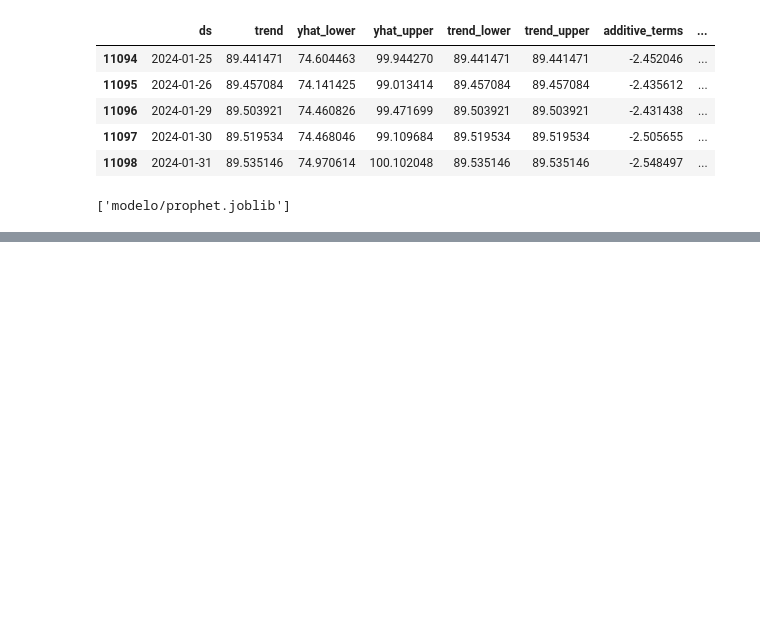
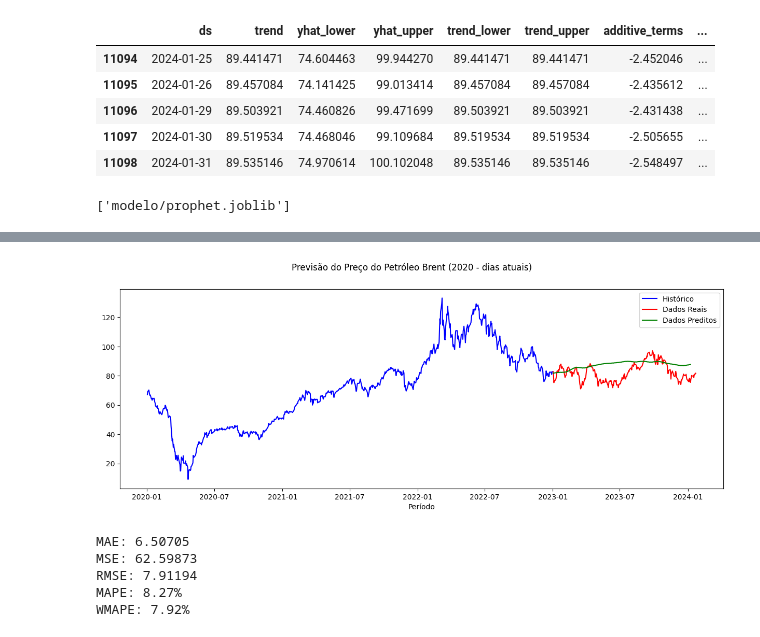
Before and after one commit to afonsosr2/tech-challenge-g51-fase04, a Jupyter notebook: modelos.ipynb, the cells around one changed output, grey strips where cells are left out. Drawn from its saved outputs; the diff is of its cells as text; code cells hidden in the pictures; blank space fills up the shorter version.

```diff
--- a/modelos.ipynb
+++ b/modelos.ipynb
@@ -392,0 +434,33 @@ joblib.dump(m, 'modelo/prophet.joblib')
+# %%
+fig, ax = plt.subplots(figsize = (15,5))
+fig.suptitle('Previsão do Preço do Petróleo Brent (2020 - dias atuais)')
+
+treino_prophet_2020m = df_train.loc[df_train['ds'] >= '2020-01-01']
+validacao = forecast.iloc[-h_prophet:]
+
+dados_treino, = plt.plot(treino_prophet_2020m['ds'], treino_prophet_2020m['y'],"b", label = "Histórico")
+dados_teste, = plt.plot(df_test['ds'], df_test['y'], "r", label = "Dados Reais")
+dados_pred, = plt.plot(validacao['ds'], validacao['yhat'], "g", label = "Dados Preditos")
+plt.legend(handles=[dados_treino, dados_teste, dados_pred])
+plt.xlabel('Período')
+plt.show()
+# %% [output]
+[figure, added]
+# %%
+# Performance da técnica
+mae_prophet = mean_absolute_error(df_test['y'], validacao['yhat'])
+mse_prophet = mean_squared_error(df_test['y'], validacao['yhat'])
+rmse_prophet = math.sqrt(mse_prophet)
+mape_prophet = mean_absolute_percentage_error(df_test['y'], validacao['yhat'])
+wmape_prophet = wmape(df_test['y'], validacao['yhat'])
+print(f"MAE: {mae_prophet:.5f}")
+print(f"MSE: {mse_prophet:.5f}")
+print(f"RMSE: {rmse_prophet:.5f}")
+print(f"MAPE: {mape_prophet:.2%}")
+print(f"WMAPE: {wmape_prophet:.2%}")
+# %% [output]
+MAE: 6.50705
+MSE: 62.59873
+RMSE: 7.91194
+MAPE: 8.27%
+WMAPE: 7.92%
```
Also changed, not shown: parts of 9 cells of this notebook, 4 other files.
